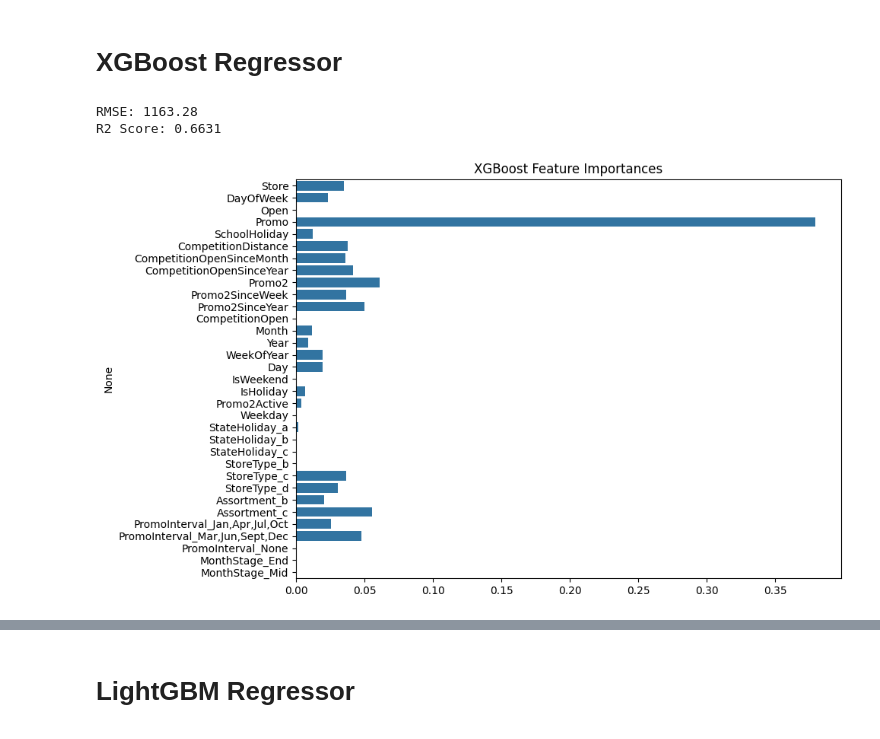
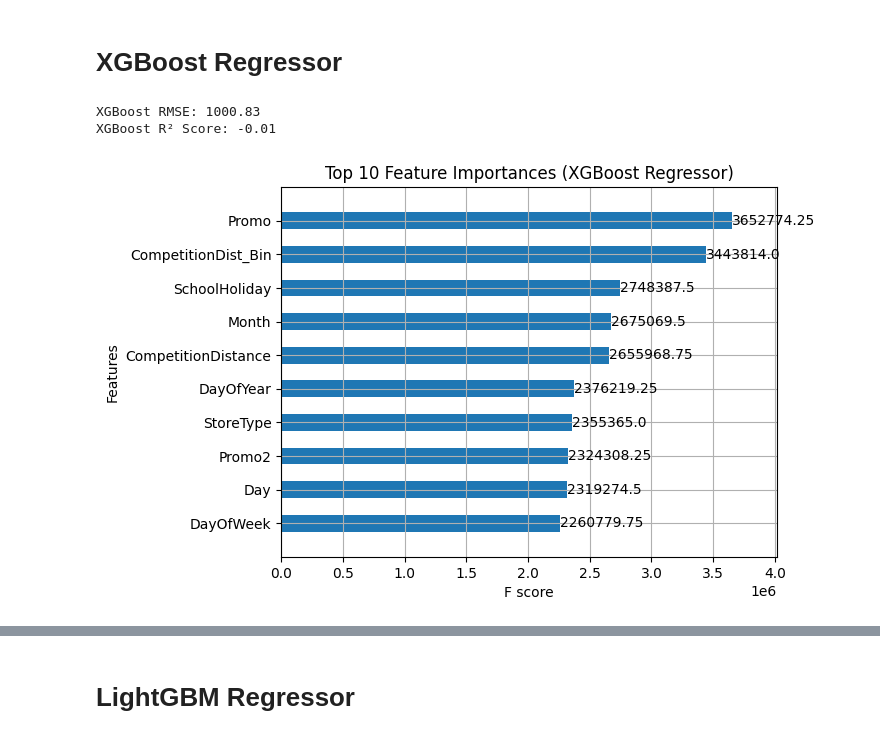
Before and after one commit to Mahak0602/Nexthikes-Project-6, a Jupyter notebook: Nexthikes_P_6_Notebook_2.ipynb, the cells around one changed output, grey strips where cells are left out. Saved outputs shown, nothing was run; the diff lists cells and outputs as text; code cells hidden in the pictures.

```diff
--- a/Nexthikes_P_6_Notebook_2.ipynb
+++ b/Nexthikes_P_6_Notebook_2.ipynb
@@ -114,0 +104,12 @@ Sales tend to increase on weekends and during promotions, highlighting the impac
+# %%
+from sklearn.preprocessing import StandardScaler
+
+# List of features to scale
+features_to_scale = ['CompetitionDistance', 'DayOfWeek', 'Month', 'Day', 'DayOfYear', 'WeekOfYear', 'Promo_SchoolHoliday']
+
+scaler = StandardScaler()
+
+# Fit and transform
+df[features_to_scale] = scaler.fit_transform(df[features_to_scale])
+
+print(df[features_to_scale].head())
@@ -114,0 +130,8 @@ Sales tend to increase on weekends and during promotions, highlighting the impac
+# %%
+from sklearn.preprocessing import MinMaxScaler
+
+scaler = MinMaxScaler()
+
+df[features_to_scale] = scaler.fit_transform(df[features_to_scale])
+
+print(df[features_to_scale].head())
@@ -236,49 +292,45 @@ Great choice! GradientBoostingRegressor is a powerful model for regression tasks
 from xgboost import XGBRegressor
 model = XGBRegressor(n_estimators=100, learning_rate=0.1, random_state=42)
 # %%
+import xgboost as xgb
 from sklearn.model_selection import train_test_split
-from sklearn.pipeline import Pipeline
-from sklearn.preprocessing import StandardScaler
-from xgboost import XGBRegressor
 from sklearn.metrics import mean_squared_error, r2_score
 import matplotlib.pyplot as plt
 import seaborn as sns
+import pandas as pd
 import numpy as np
 
-# Split data
-X_train, X_test, y_train, y_test = train_test_split(X, y, test_size=0.2, random_state=42)
+# ✅ STEP 1: Ensure Sales column exists
+# If not, create synthetic data for practice
+if 'Sales' not in df.columns:
+    np.random.seed(42)
+    df['Sales'] = np.random.normal(loc=5000, scale=1000, size=len(df))
 
-# Pipeline with scaling + XGBRegressor
-pipeline = Pipeline([
-    ('scaler', StandardScaler()),
-    ('model', XGBRegressor(n_estimators=100, learning_rate=0.1, random_state=42, verbosity=0))
-])
+# ✅ STEP 2: Define features and target
+X = df.drop(columns=['Sales', 'Store'])
+y = df['Sales']
 
-# Train
-pipeline.fit(X_train, y_train)
+# ✅ STEP 3: Train/Test Split
+X_train, X_test, y_train, y_test = train_test_split(
+    X, y, test_size=0.2, random_state=42
+)
 
-# Predict
-y_pred = pipeline.predict(X_test)
-
-# Evaluate
-mse = mean_squared_error(y_test, y_pred)
-rmse = np.sqrt(mse)
+# ✅ STEP 4: Train XGBoost Regressor
+xgb_reg = xgb.XGBRegressor(n_estimators=100, learning_rate=0.1, max_depth=5, random_state=42)
+xgb_reg.fit(X_train, y_train)
+# ✅ STEP 5: Predict & Evaluate
+y_pred = xgb_reg.predict(X_test)
+rmse = np.sqrt(mean_squared_error(y_test, y_pred))  # fixed
 r2 = r2_score(y_test, y_pred)
 
-print(f"RMSE: {rmse:.2f}")
-print(f"R2 Score: {r2:.4f}")
+print(f"XGBoost RMSE: {rmse:.2f}")
+print(f"XGBoost R² Score: {r2:.2f}")
 
-# Feature importance
-model = pipeline.named_steps['model']
-importances = model.feature_importances_
-feature_names = X.columns
-
-plt.figure(figsize=(10, 6))
-sns.barplot(x=importances, y=feature_names)
-plt.title("XGBoost Feature Importances")
-plt.tight_layout()
+# Plot top features
+xgb.plot_importance(xgb_reg, max_num_features=10, importance_type='gain', height=0.5)
+plt.title("Top 10 Feature Importances (XGBoost Regressor)")
 plt.show()
 # %% [output]
-RMSE: 1163.28
-R2 Score: 0.6631
+XGBoost RMSE: 1000.83
+XGBoost R² Score: -0.01
-[figure, old version]
+[figure, new version]
```
Also changed, not shown: parts of 30 cells of this notebook.
